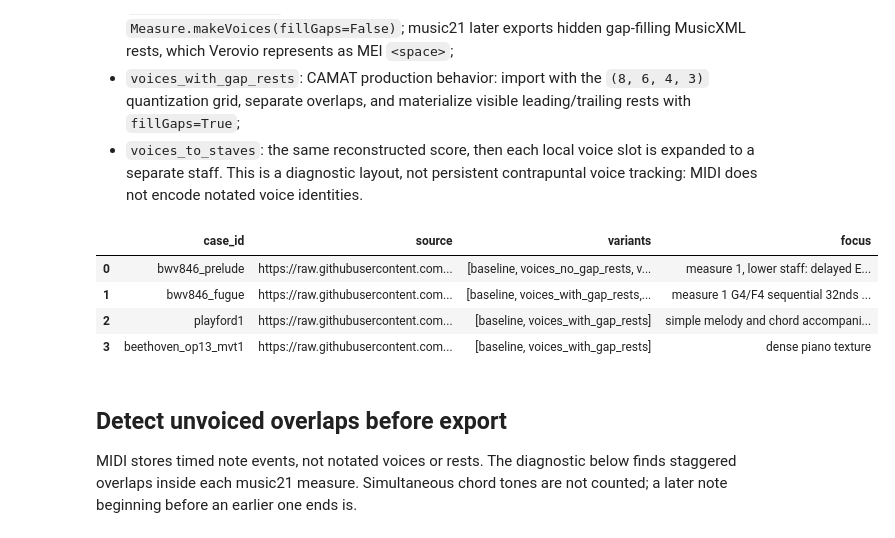
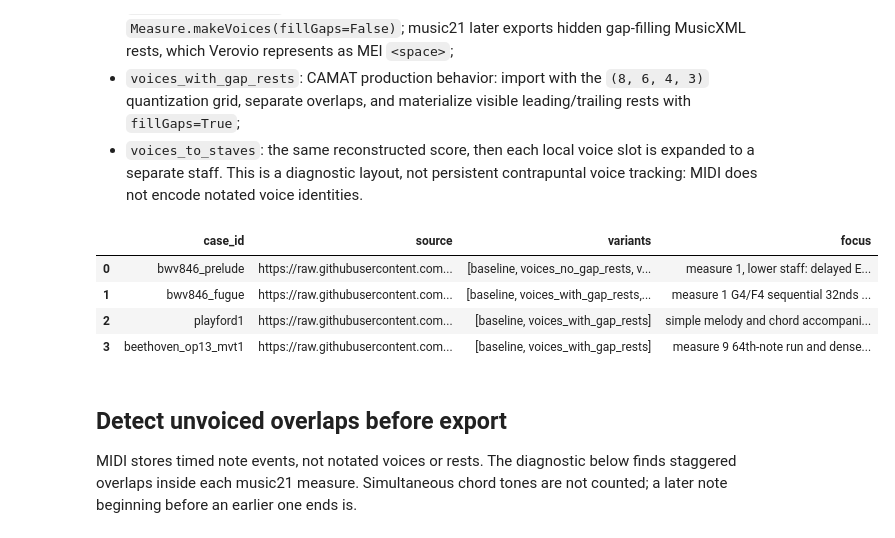
Before and after one commit to egorpol/camat_v2, a Jupyter notebook: testing_midi_conversion.ipynb, the cells around one changed output. Cells and saved outputs as stored; diff of their text form; code cells hidden in the pictures.

```diff
--- a/testing_midi_conversion.ipynb
+++ b/testing_midi_conversion.ipynb
@@ -121,35 +121,35 @@ CORE_CASES = [
         'variants': ['baseline', 'voices_with_gap_rests'],
         'focus': 'simple melody and chord accompaniment',
     },
     {
         'case_id': 'beethoven_op13_mvt1',
         'source': select_source('Beethoven/Piano_Sonatas/8-1/midi_score.mid'),
         'variants': ['baseline', 'voices_with_gap_rests'],
-        'focus': 'dense piano texture',
+        'focus': 'measure 9 64th-note run and dense piano texture',
     },
 ]
 EXTENDED_CASES = [
     {
         'case_id': 'chopin_ballade1',
         'source': select_source('Chopin/Ballades/1/midi_score.mid'),
         'variants': ['baseline', 'voices_with_gap_rests'],
         'focus': 'large-form piano texture',
     },
     {
         'case_id': 'mozart_fantasie_k475',
         'source': select_source('Mozart/Fantasie_475/midi_score.mid'),
         'variants': ['baseline', 'voices_with_gap_rests'],
         'focus': 'changing keyboard texture',
     },
 ]
 CASE_SPECS = CORE_CASES + (EXTENDED_CASES if RUN_EXTENDED_CASES else [])
 display(pd.DataFrame(CASE_SPECS))
 # %% [output]
 |  | case_id | source | variants | focus |
 | 0 | bwv846_prelude | https://raw.githubusercontent.com... | [baseline, voices_no_gap_rests, v... | measure 1, lower staff: delayed E... |
 | 1 | bwv846_fugue | https://raw.githubusercontent.com... | [baseline, voices_with_gap_rests,... | measure 1 G4/F4 sequential 32nds ... |
 | 2 | playford1 | https://raw.githubusercontent.com... | [baseline, voices_with_gap_rests] | simple melody and chord accompani... |
-| 3 | beethoven_op13_mvt1 | https://raw.githubusercontent.com... | [baseline, voices_with_gap_rests] | dense piano texture |
+| 3 | beethoven_op13_mvt1 | https://raw.githubusercontent.com... | [baseline, voices_with_gap_rests] | measure 9 64th-note run and dense... |
 # %% [markdown]
 ## Detect unvoiced overlaps before export
 
```
Also changed, not shown: parts of 8 cells of this notebook, 49 other files.
